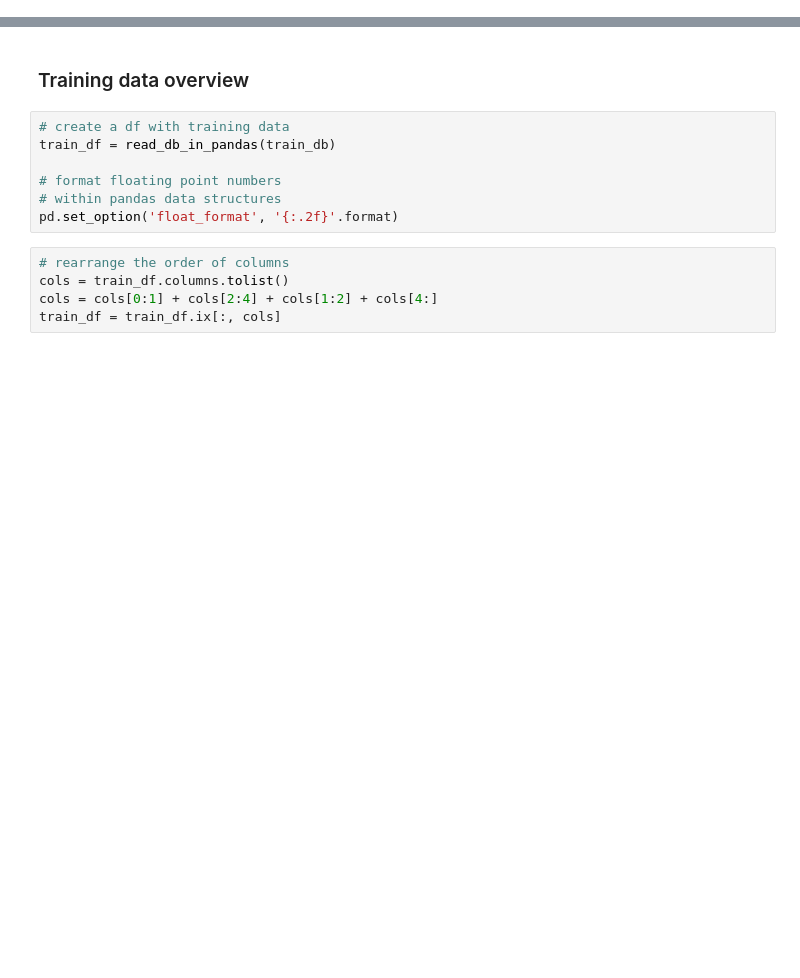
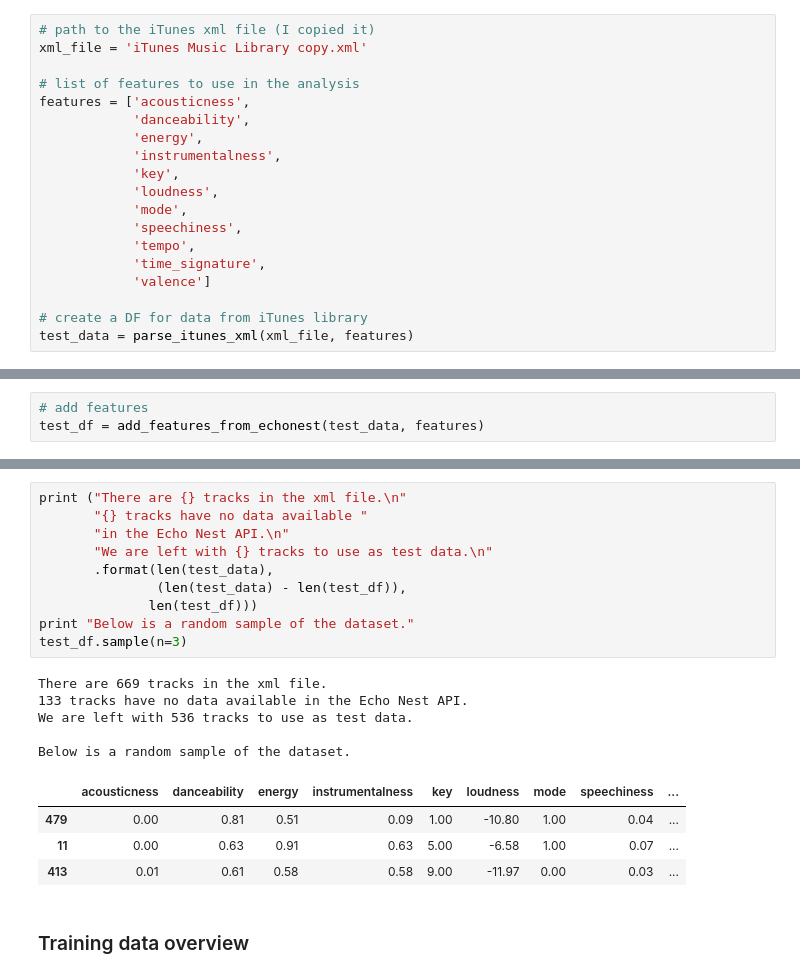
Before and after one commit to medennikova/itunes-music-analysis, a Jupyter notebook: 01_Data_preparation.ipynb, the cells around one changed output, grey strips where cells are left out. Cells and saved outputs as stored; diff of their text form; blank space fills up the shorter version.

```diff
--- a/01_Data_preparation.ipynb
+++ b/01_Data_preparation.ipynb
@@ -307,0 +109,19 @@ def read_db_in_pandas(db):
+# %%
+# path to the iTunes xml file (I copied it)
+xml_file = 'iTunes Music Library copy.xml'
+
+# list of features to use in the analysis
+features = ['acousticness',
+            'danceability',
+            'energy',
+            'instrumentalness',
+            'key',
+            'loudness',
+            'mode',
+            'speechiness',
+            'tempo',
+            'time_signature',
+            'valence']
+
+# create a DF for data from iTunes library
+test_data = parse_itunes_xml(xml_file, features)
@@ -307,0 +204,3 @@ def read_db_in_pandas(db):
+# %%
+# add features
+test_df = add_features_from_echonest(test_data, features)
@@ -308,15 +381,23 @@ def read_db_in_pandas(db):
+# %%
+print ("There are {} tracks in the xml file.\n"
+       "{} tracks have no data available "
+       "in the Echo Nest API.\n"
+       "We are left with {} tracks to use as test data.\n"
+       .format(len(test_data),
+               (len(test_data) - len(test_df)),
+              len(test_df)))
+print "Below is a random sample of the dataset."
+test_df.sample(n=3)
+# %% [output]
+There are 669 tracks in the xml file.
+133 tracks have no data available in the Echo Nest API.
+We are left with 536 tracks to use as test data.
+
+Below is a random sample of the dataset.
+|  | acousticness | danceability | energy | instrumentalness | key | loudness | mode | speechiness | ... |
+| 479 | 0.00 | 0.81 | 0.51 | 0.09 | 1.00 | -10.80 | 1.00 | 0.04 | ... |
+| 11 | 0.00 | 0.63 | 0.91 | 0.63 | 5.00 | -6.58 | 1.00 | 0.07 | ... |
+| 413 | 0.01 | 0.61 | 0.58 | 0.58 | 9.00 | -11.97 | 0.00 | 0.03 | ... |
 # %% [markdown]
 ### Training data overview
-# %%
-# create a df with training data
-train_df = read_db_in_pandas(train_db)
-
-# format floating point numbers
-# within pandas data structures
-pd.set_option('float_format', '{:.2f}'.format)
-# %%
-# rearrange the order of columns
-cols = train_df.columns.tolist()
-cols = cols[0:1] + cols[2:4] + cols[1:2] + cols[4:]
-train_df = train_df.ix[:, cols]
 # %%
```
Also changed, not shown: parts of 48 cells of this notebook.
